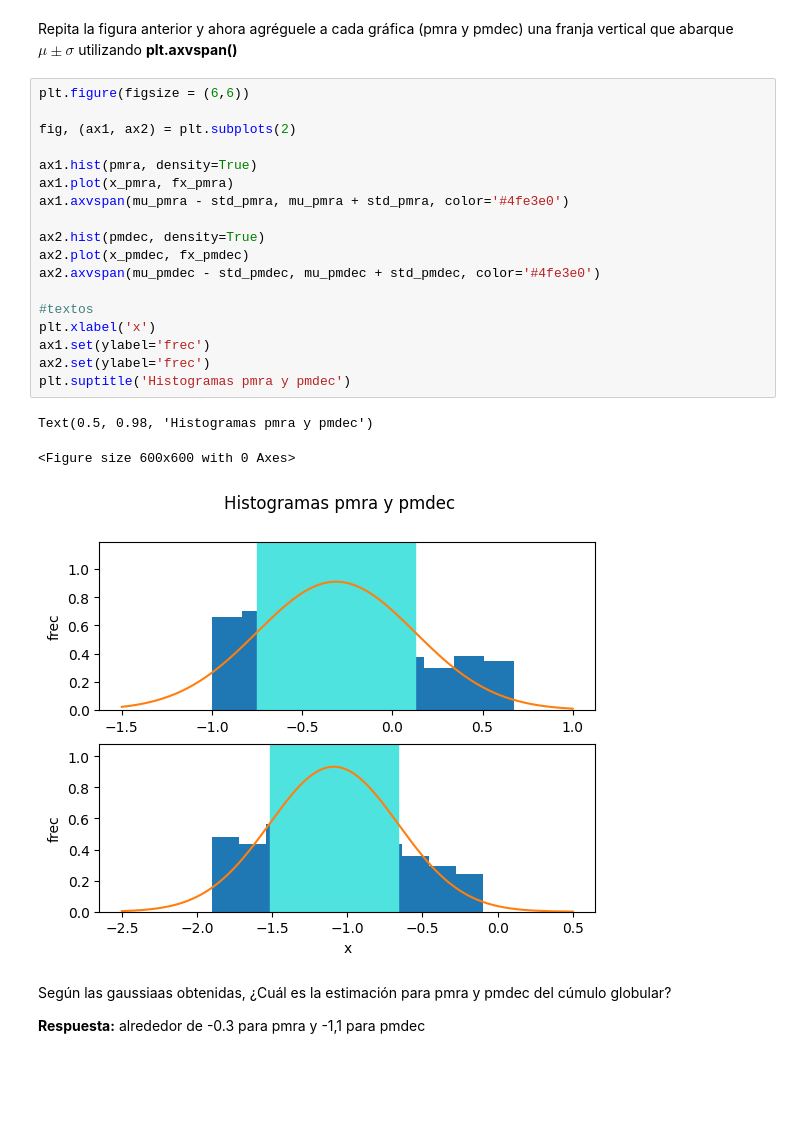
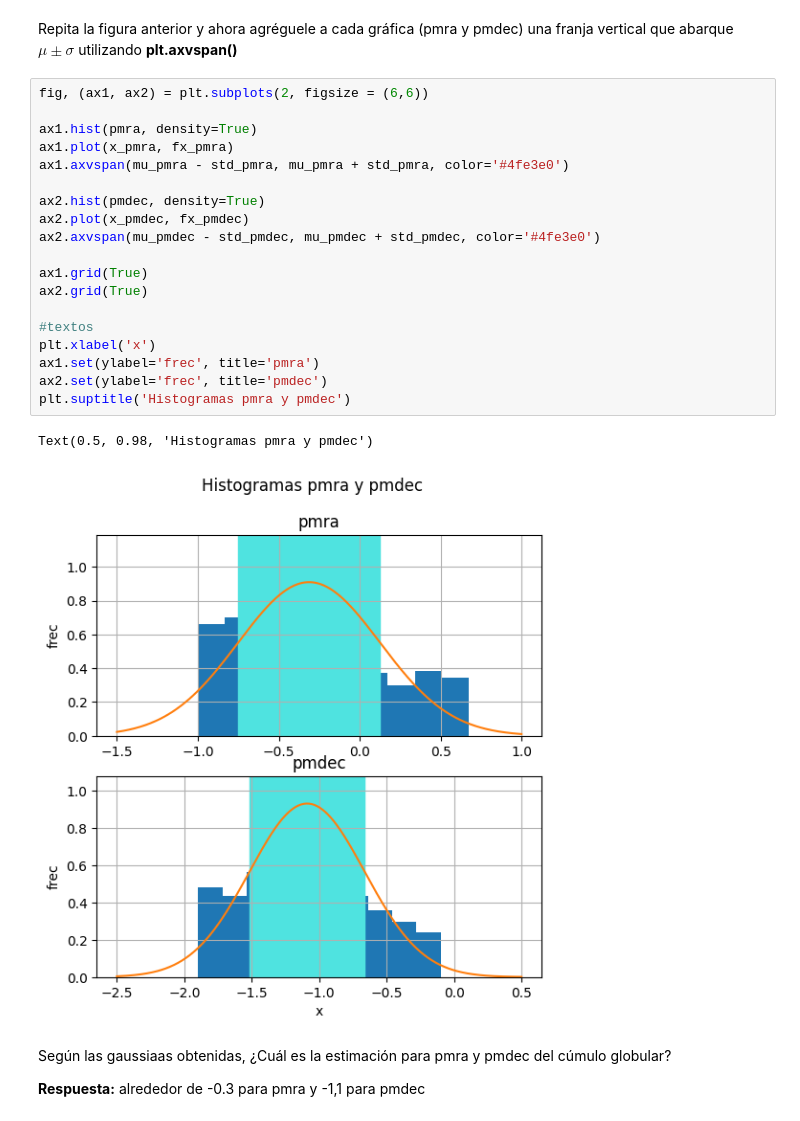
Before and after one commit to p-salv/Tarea-2, a Jupyter notebook: Tarea2.ipynb, the cells around one changed output. Cells and saved outputs as stored; diff of their text form; blank space fills up the shorter version.

```diff
--- a/Tarea2.ipynb
+++ b/Tarea2.ipynb
@@ -177,27 +181,27 @@ Text(0.5, 0.98, 'Histogramas pmra y pmdec')
 # %% [markdown]
 Repita la figura anterior y ahora agréguele a cada gráfica (pmra y pmdec) una franja vertical que abarque $\mu \pm \sigma$ utilizando **plt.axvspan()**
 # %%
-plt.figure(figsize = (6,6))
-
-fig, (ax1, ax2) = plt.subplots(2)
+fig, (ax1, ax2) = plt.subplots(2, figsize = (6,6))
 
 ax1.hist(pmra, density=True)
 ax1.plot(x_pmra, fx_pmra)
 ax1.axvspan(mu_pmra - std_pmra, mu_pmra + std_pmra, color='#4fe3e0')
 
 ax2.hist(pmdec, density=True)
 ax2.plot(x_pmdec, fx_pmdec)
 ax2.axvspan(mu_pmdec - std_pmdec, mu_pmdec + std_pmdec, color='#4fe3e0')
 
+ax1.grid(True)
+ax2.grid(True)
+
 #textos
 plt.xlabel('x')
-ax1.set(ylabel='frec')
-ax2.set(ylabel='frec')
+ax1.set(ylabel='frec', title='pmra')
+ax2.set(ylabel='frec', title='pmdec')
 plt.suptitle('Histogramas pmra y pmdec')
 # %% [output]
 Text(0.5, 0.98, 'Histogramas pmra y pmdec')
-<Figure size 600x600 with 0 Axes>
-[figure, old version]
+[figure, new version]
 # %% [markdown]
 Según las gaussiaas obtenidas, ¿Cuál es la estimación para pmra y pmdec del cúmulo globular?
 
```
Also changed, not shown: parts of 13 cells of this notebook.
